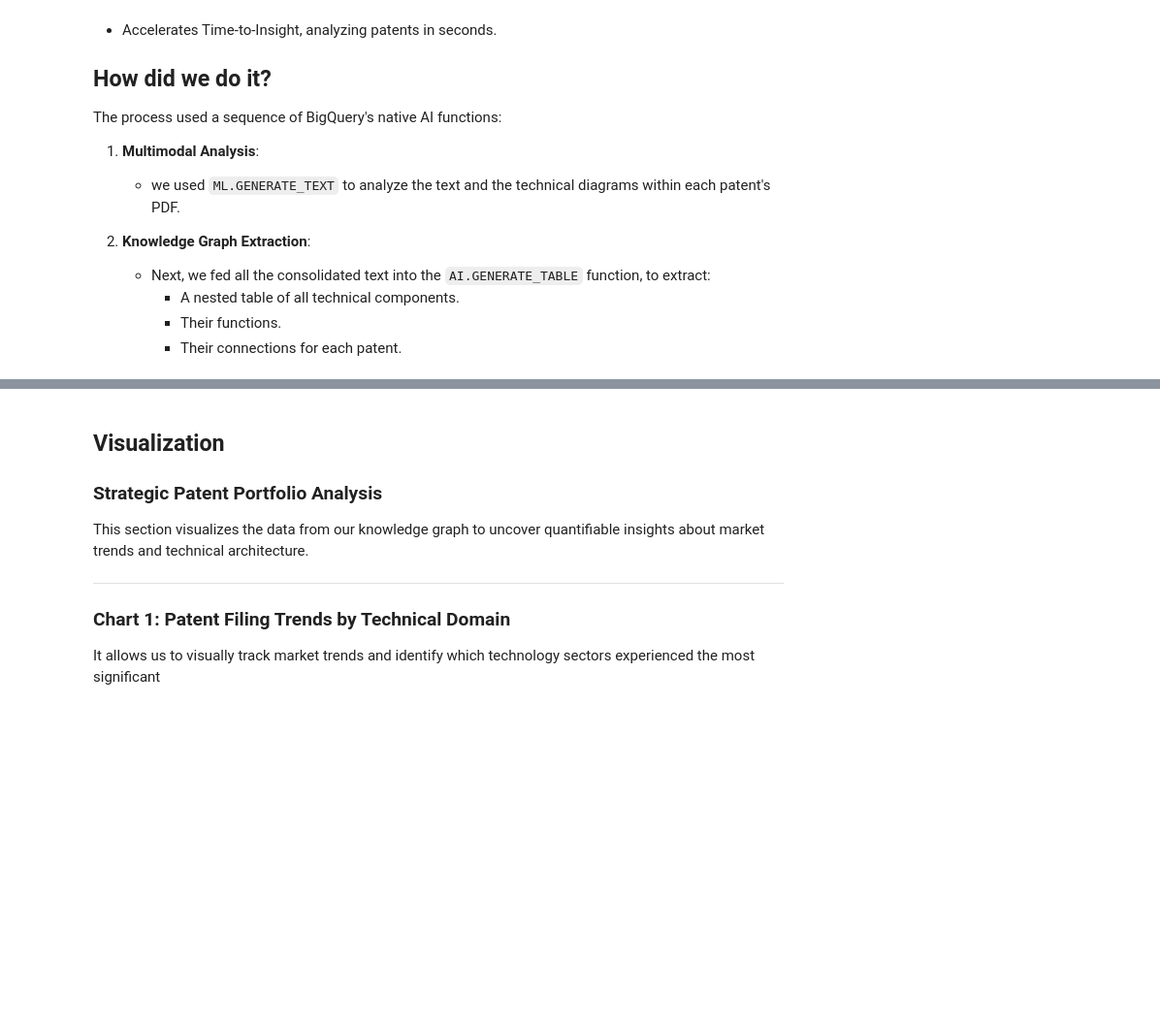
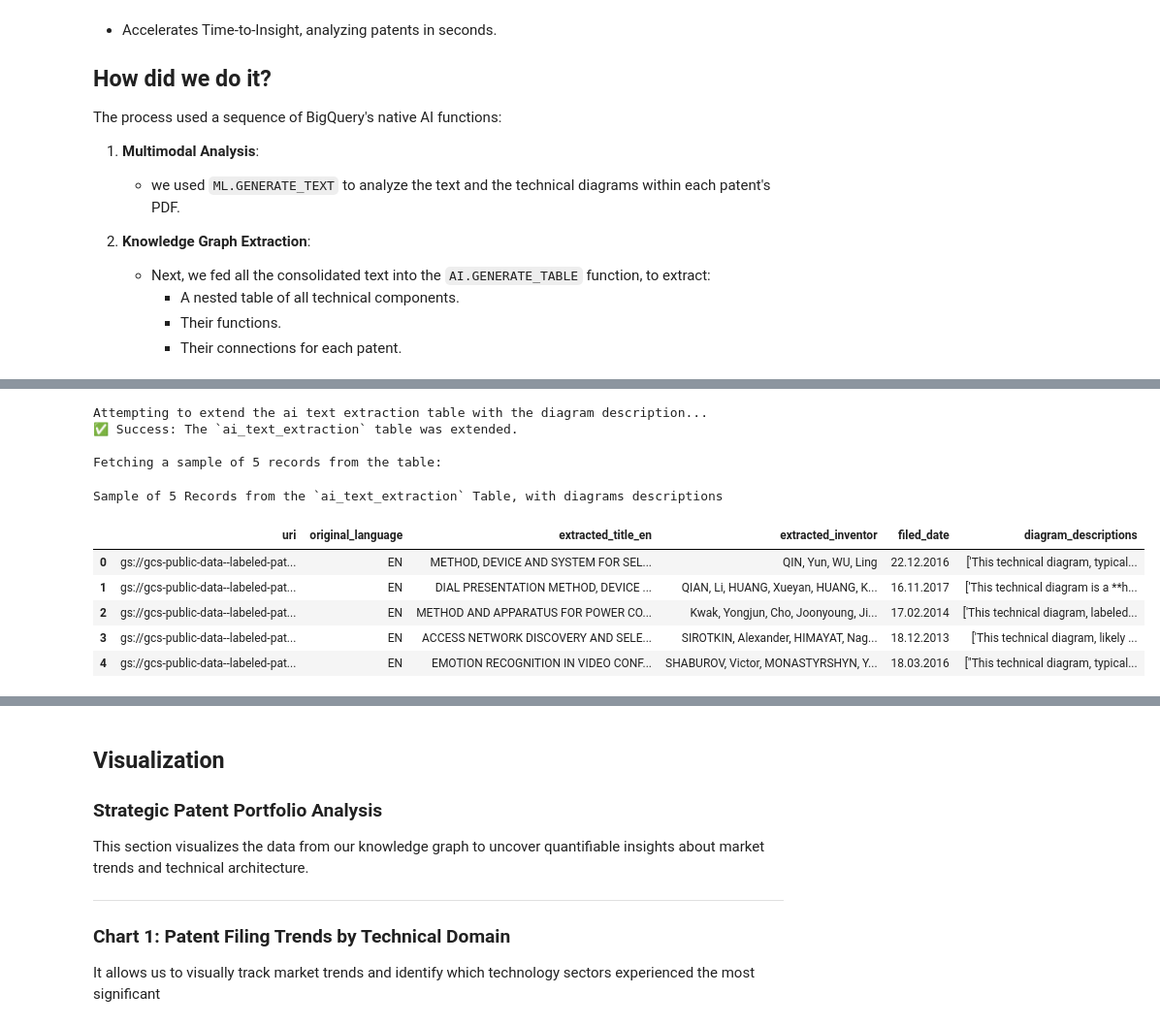
Before and after one commit to vserifoglu/bq-ai-patent-analyst, a Jupyter notebook: notebooks/bigquery-ai-the-patent-analyst-project.ipynb, the cells around one changed output, grey strips where cells are left out. Shown at 97% size. Drawn from its saved outputs; the diff is of its cells as text; code cells hidden in the pictures; blank space fills up the shorter version.

```diff
--- a/notebooks/bigquery-ai-the-patent-analyst-project.ipynb
+++ b/notebooks/bigquery-ai-the-patent-analyst-project.ipynb
@@ -486,34 +551,68 @@ CREATE OR REPLACE TABLE `{project_id}.patent_analysis.ai_text_extraction` AS (
           )
         )
     ),
 
     aggregated_descriptions AS (
       SELECT
         gcs_path,
         ARRAY_AGG(diagram_description IGNORE NULLS) AS diagram_descriptions
       FROM
         generated_descriptions
       GROUP BY
         gcs_path
     )
 
   SELECT
     T.*,
     S.diagram_descriptions
   FROM
     `{project_id}.patent_analysis.ai_text_extraction` AS T
   LEFT JOIN
     aggregated_descriptions AS S
   ON
     T.uri = S.gcs_path
 );
 """
 
+print("Attempting to extend the ai text extraction table with the diagram description...")
 job = client.query(sql_query)
 try:
     job.result()
+    print("✅ Success: The `ai_text_extraction` table was extended.")
+
+    print("\nFetching a sample of 5 records from the table:")
+    sql_select_sample_query = f"""
+    SELECT
+
+        ate.uri,
+        ate.original_language,
+        ate.extracted_title_en,
+        ate.extracted_inventor,
+        ate.filed_date,
+        ate.diagram_descriptions
+
+    FROM `{project_id}.patent_analysis.ai_text_extraction` AS ate
+    WHERE ate.extracted_title_en is not NULL AND ARRAY_LENGTH(ate.diagram_descriptions) > 0
+    LIMIT 5;
+    """
+
+    df_sample = client.query(sql_select_sample_query).to_dataframe()
+    display_styled_df(df_sample, title="Sample of 5 Records from the `ai_text_extraction` Table, with diagrams descriptions")
+
 except Exception as e:
-    print(f"❌ FAILED: The query failed. Error:\n\n{e}")
+    print(f"❌ FAILED: An error occurred. Error:\n\n{e}")
+# %% [output]
+Attempting to extend the ai text extraction table with the diagram description...
+✅ Success: The `ai_text_extraction` table was extended.
+
+Fetching a sample of 5 records from the table:
+Sample of 5 Records from the `ai_text_extraction` Table, with diagrams descriptions
+|  | uri | original_language | extracted_title_en | extracted_inventor | filed_date | diagram_descriptions |
+| 0 | gs://gcs-public-data--labeled-pat... | EN | METHOD, DEVICE AND SYSTEM FOR SEL... | QIN, Yun, WU, Ling | 22.12.2016 | ['This technical diagram, typical... |
+| 1 | gs://gcs-public-data--labeled-pat... | EN | DIAL PRESENTATION METHOD, DEVICE ... | QIAN, Li, HUANG, Xueyan, HUANG, K... | 16.11.2017 | ['This technical diagram is a **h... |
+| 2 | gs://gcs-public-data--labeled-pat... | EN | METHOD AND APPARATUS FOR POWER CO... | Kwak, Yongjun, Cho, Joonyoung, Ji... | 17.02.2014 | ['This technical diagram, labeled... |
+| 3 | gs://gcs-public-data--labeled-pat... | EN | ACCESS NETWORK DISCOVERY AND SELE... | SIROTKIN, Alexander, HIMAYAT, Nag... | 18.12.2013 | ['This technical diagram, likely ... |
+| 4 | gs://gcs-public-data--labeled-pat... | EN | EMOTION RECOGNITION IN VIDEO CONF... | SHABUROV, Victor, MONASTYRSHYN, Y... | 18.03.2016 | ["This technical diagram, typical... |
 # %%
 # 2. Knowledge Graph - patent_knowledge_graph table.
 
```
Also changed, not shown: parts of 20 cells of this notebook.
